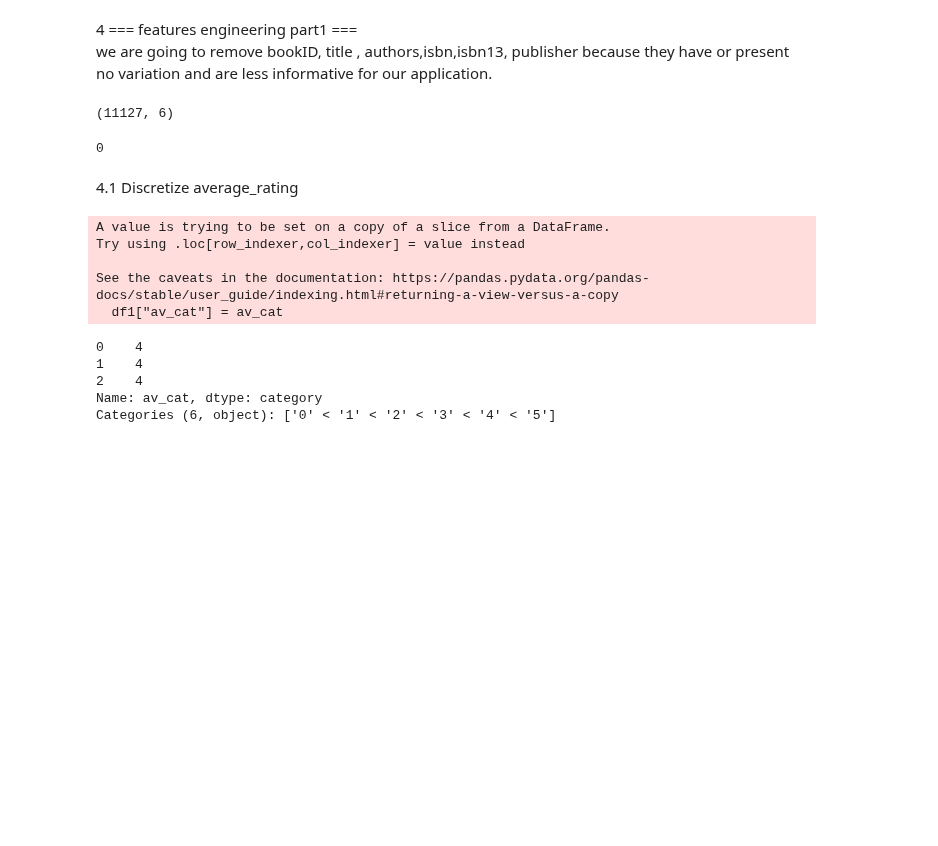
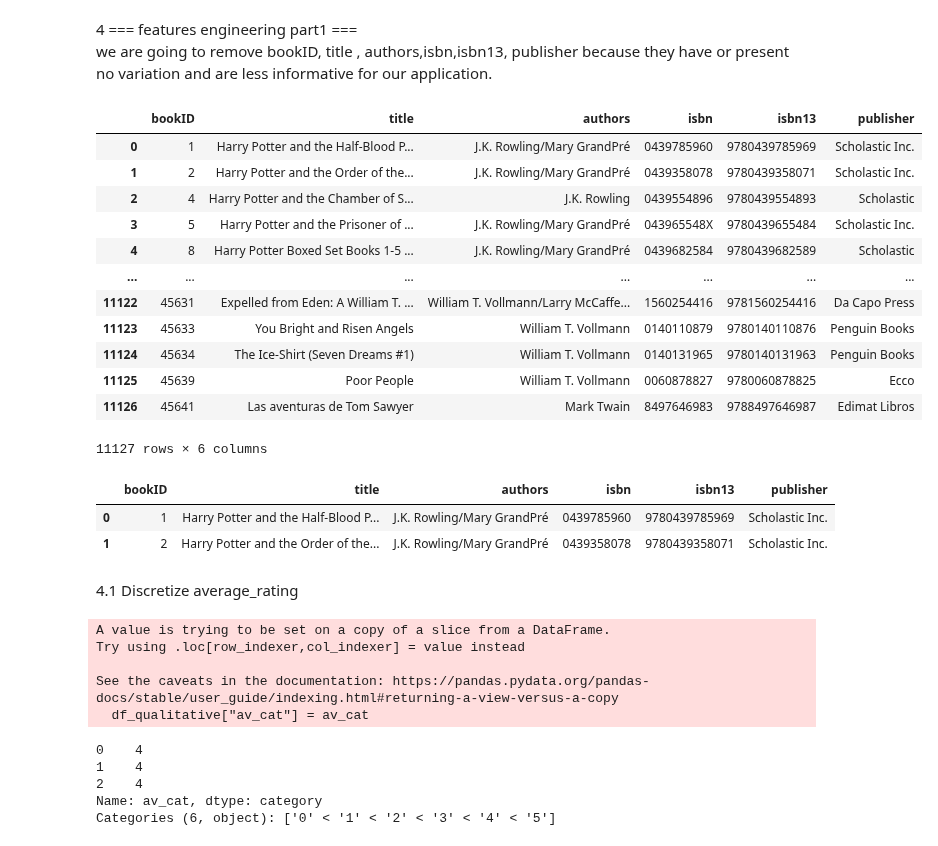
Before and after one commit to phenixMaster/books_rating_project_python_main, a Jupyter notebook: Python_labs_project.ipynb, the cells around one changed output. Saved outputs shown, nothing was run; the diff lists cells and outputs as text; code cells hidden in the pictures; blank space fills up the shorter version.

```diff
--- a/Python_labs_project.ipynb
+++ b/Python_labs_project.ipynb
@@ -473,15 +481,29 @@ Qualitative variable,i.e. language_code has on average a rating of 3.9
 we are going to remove bookID, title , authors,isbn,isbn13, publisher because they have or present no variation and are less informative for our application.
 # %%
 # create a new dataframe : df1 and remove some features
-df1 = df[['bookID','title','authors','isbn','isbn13',
+df_qualitative = df[['bookID','title','authors','isbn','isbn13',
                'publisher']]
-df1.shape
+df_qualitative
 # %% [output]
+|  | bookID | title | authors | isbn | isbn13 | publisher |
+| 0 | 1 | Harry Potter and the Half-Blood P... | J.K. Rowling/Mary GrandPré | 0439785960 | 9780439785969 | Scholastic Inc. |
+| 1 | 2 | Harry Potter and the Order of the... | J.K. Rowling/Mary GrandPré | 0439358078 | 9780439358071 | Scholastic Inc. |
+| 2 | 4 | Harry Potter and the Chamber of S... | J.K. Rowling | 0439554896 | 9780439554893 | Scholastic |
+| 3 | 5 | Harry Potter and the Prisoner of ... | J.K. Rowling/Mary GrandPré | 043965548X | 9780439655484 | Scholastic Inc. |
+| 4 | 8 | Harry Potter Boxed Set Books 1-5 ... | J.K. Rowling/Mary GrandPré | 0439682584 | 9780439682589 | Scholastic |
+| ... | ... | ... | ... | ... | ... | ... |
+| 11122 | 45631 | Expelled from Eden: A William T. ... | William T. Vollmann/Larry McCaffe... | 1560254416 | 9781560254416 | Da Capo Press |
+| 11123 | 45633 | You Bright and Risen Angels | William T. Vollmann | 0140110879 | 9780140110876 | Penguin Books |
+| 11124 | 45634 | The Ice-Shirt (Seven Dreams #1) | William T. Vollmann | 0140131965 | 9780140131963 | Penguin Books |
+| 11125 | 45639 | Poor People | William T. Vollmann | 0060878827 | 9780060878825 | Ecco |
+| 11126 | 45641 | Las aventuras de Tom Sawyer | Mark Twain | 8497646983 | 9788497646987 | Edimat Libros |
-(11127, 6)
+11127 rows × 6 columns
-# %%
-df.average_rating.isna().sum()
-# %% [output]
-0
+# %%
+df_qualitative.head(2)
+# %% [output]
+|  | bookID | title | authors | isbn | isbn13 | publisher |
+| 0 | 1 | Harry Potter and the Half-Blood P... | J.K. Rowling/Mary GrandPré | 0439785960 | 9780439785969 | Scholastic Inc. |
+| 1 | 2 | Harry Potter and the Order of the... | J.K. Rowling/Mary GrandPré | 0439358078 | 9780439358071 | Scholastic Inc. |
 # %% [markdown]
 4.1 Discretize average_rating
 # %%
@@ -490,12 +512,12 @@ av_cat = []
 av_cat = pd.cut(df.average_rating,bins=[0,1,2,3,4,5,6],
                     labels = ["0","1","2","3","4","5"],
                     include_lowest=True)
-df1["av_cat"] = av_cat
+df_qualitative["av_cat"] = av_cat
 # %% [output]
 A value is trying to be set on a copy of a slice from a DataFrame.
 Try using .loc[row_indexer,col_indexer] = value instead
 
 See the caveats in the documentation: https://pandas.pydata.org/pandas-docs/stable/user_guide/indexing.html#returning-a-view-versus-a-copy
-  df1["av_cat"] = av_cat
+  df_qualitative["av_cat"] = av_cat
 # %%
 # head average rating
```
Also changed, not shown: parts of 53 cells of this notebook.
